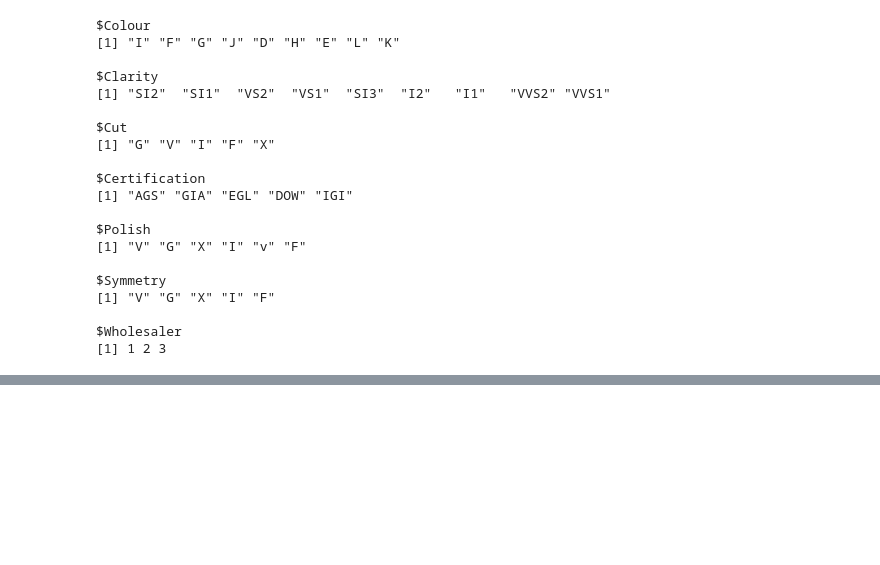
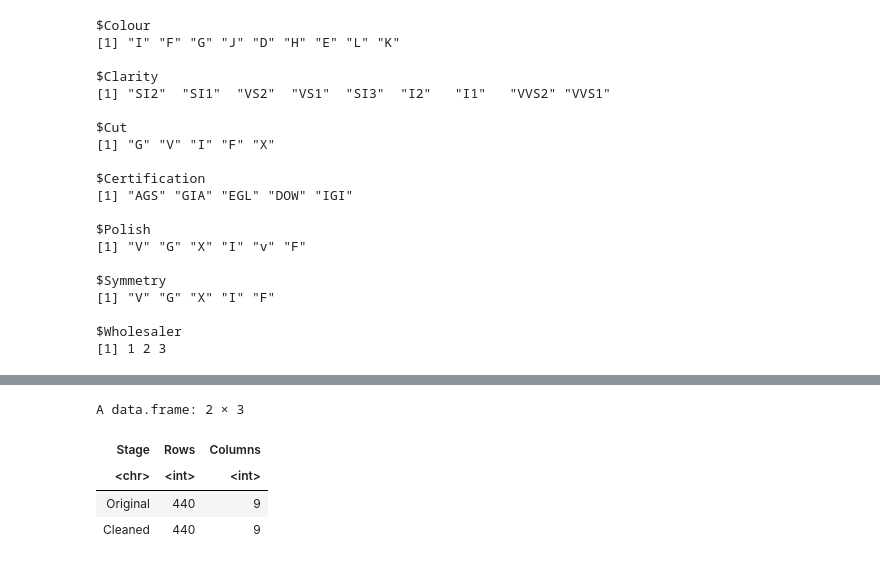
Before and after one commit to iplaycos1-crypto/MBA6636, a Jupyter notebook: Copy_of_MBA6636_3769291_Sun_DEA.ipynb, the cells around one changed output, grey strips where cells are left out. Saved outputs shown, nothing was run; the diff lists cells and outputs as text; code cells hidden in the pictures; blank space fills up the shorter version.

```diff
--- a/Copy_of_MBA6636_3769291_Sun_DEA.ipynb
+++ b/Copy_of_MBA6636_3769291_Sun_DEA.ipynb
@@ -158,0 +167,18 @@ A tibble: 0 × 9
+# %%
+data.frame(
+  Stage = c("Original", "Cleaned"),
+  Rows = c(
+    nrow(diamonds_original),
+    nrow(diamonds_clean)
+  ),
+  Columns = c(
+    ncol(diamonds_original),
+    ncol(diamonds_clean)
+  )
+)
+# %% [output]
+A data.frame: 2 × 3
+| Stage | Rows | Columns |
+| <chr> | <int> | <int> |
+| Original | 440 | 9 |
+| Cleaned | 440 | 9 |
```
Also changed, not shown: parts of 7 cells of this notebook.
